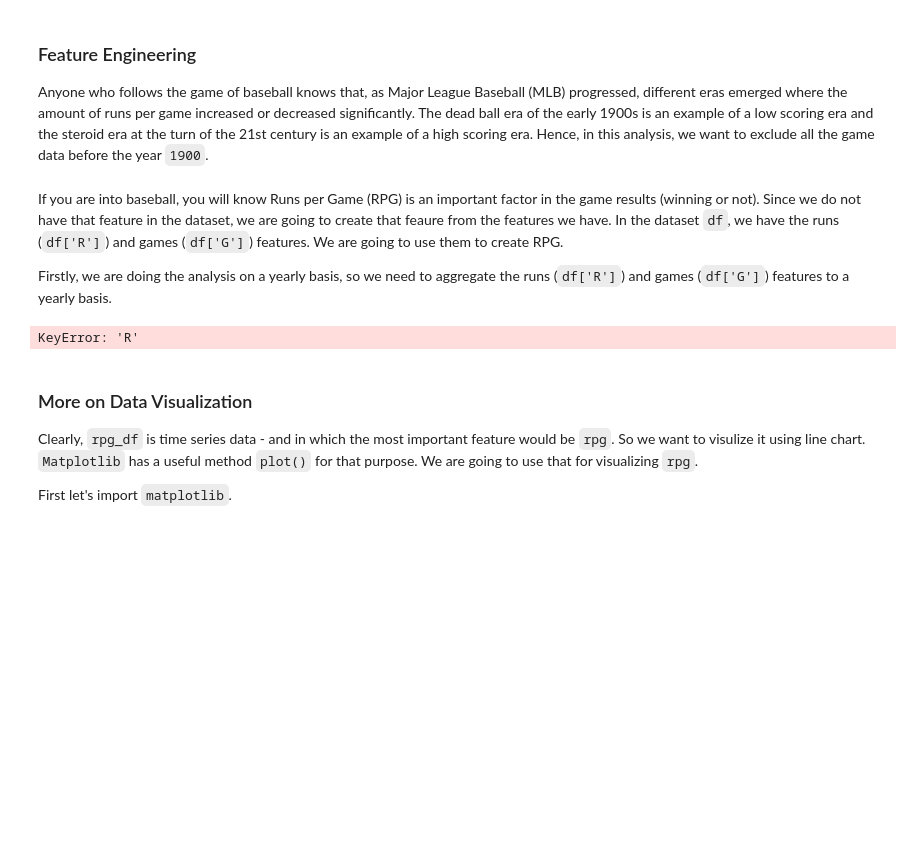
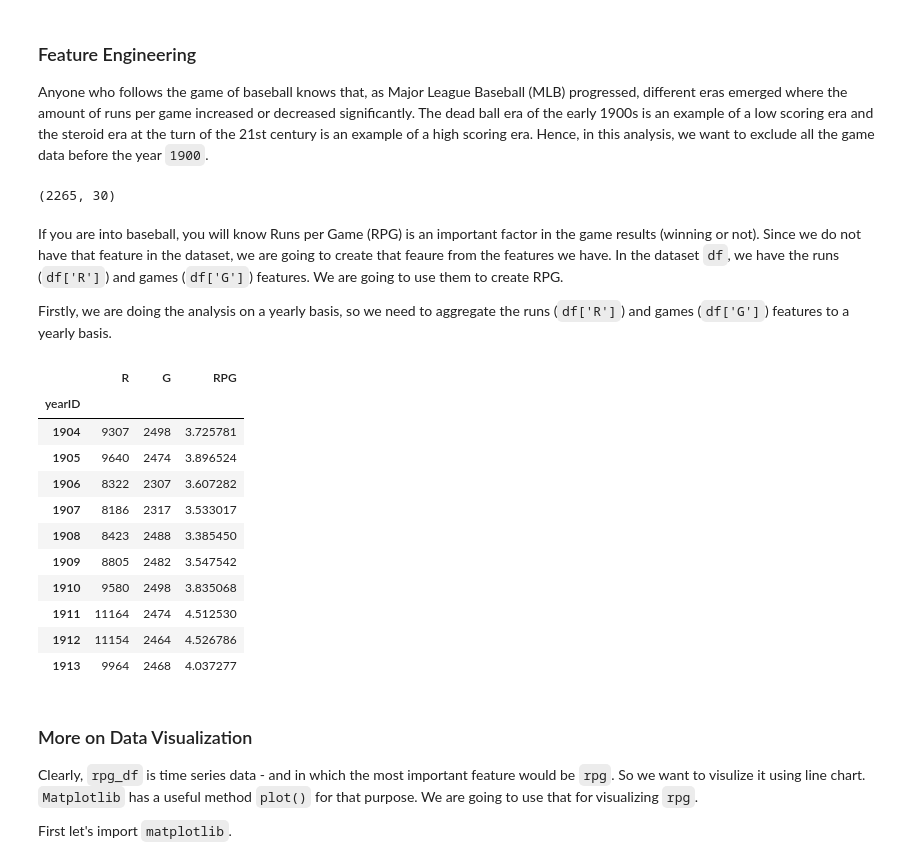
Before and after one commit to BA545-SP2019/ba545-week4-ClarkeDee, a Jupyter notebook: Mini_project_1_baseball_analytics_pt2.ipynb, the cells around one changed output. Cells and saved outputs as stored; diff of their text form; code cells hidden in the pictures; blank space fills up the shorter version.

```diff
--- a/Mini_project_1_baseball_analytics_pt2.ipynb
+++ b/Mini_project_1_baseball_analytics_pt2.ipynb
@@ -49,3 +49,7 @@ df= df['yearID'] > 1990
+# %%
+df.shape
+# %% [output]
+(2265, 30)
 # %% [markdown]
 If you are into baseball, you will know Runs per Game (RPG) is an important factor in the game results (winning or not). Since we do not have that feature in the dataset, we are going to create that feaure from the features we have. In the dataset `df`, we have the runs (`df['R']`) and games (`df['G']`) features. We are going to use them to create RPG.
 
@@ -53,34 +57,46 @@ Firstly, we are doing the analysis on a yearly basis, so we need to aggregate th
 # %%
 # Aggregate runs and games data to a yearly basis
 
 #### complete the code below
 #### Aggregation is a very important technique in dataframes
 #### `pandas` provides a good method called `groupby()` for that
 #### since we want to aggregate to a yearly basis, we are going to use the feature `yearID`
 #### and combine the `groupby()` results with `sum()` we will get the aggregated results
 
-df.groupby("yearID").sum()
+runs_per_year= df.groupby('yearID')['R'].sum()
+
 #### create a new pandas series called `runs_per_year`,
 #### which is aggregating runs (`df['R']`) on a yearly basis
-runs_per_year= df['R']
+
 
 #### do the same for games (`df['G']`)
 
-games_per_year= df['G']
+games_per_year= df.groupby('yearID')['G'].sum()
 
 #### We need to combine these two series into a dataframe ('rpg_df') to calculate RPG
 #### We can do that by using the `pd.concat()` method provided by `pandas`
 #### Since we want the two series are columns, we need to set the parameter `axis=1` in `concat()`
-pd.concat(['rpg_df'], axis=1)
+rpg_df = pd.concat([runs_per_year,games_per_year], axis= 1)
 
 #### Now we can calculate RPG: which is very simple: rpg = runs_per_year/games_per_year
-rpg = runs_per_year / games_per_year
+rpg_df['RPG'] = rpg_df['R'] / rpg_df['G']
 
 
 #### let's double check the values of `rpg_df` by looking at its first 10 values
 rpg_df.head(10)
 # %% [output]
-KeyError: 'R'
+|  | R | G | RPG |
+| yearID |  |  |  |
+| 1904 | 9307 | 2498 | 3.725781 |
+| 1905 | 9640 | 2474 | 3.896524 |
+| 1906 | 8322 | 2307 | 3.607282 |
+| 1907 | 8186 | 2317 | 3.533017 |
+| 1908 | 8423 | 2488 | 3.385450 |
+| 1909 | 8805 | 2482 | 3.547542 |
+| 1910 | 9580 | 2498 | 3.835068 |
+| 1911 | 11164 | 2474 | 4.512530 |
+| 1912 | 11154 | 2464 | 4.526786 |
+| 1913 | 9964 | 2468 | 4.037277 |
 # %% [markdown]
 ### More on Data Visualization
 
```
Also changed, not shown: parts of 8 cells of this notebook.
